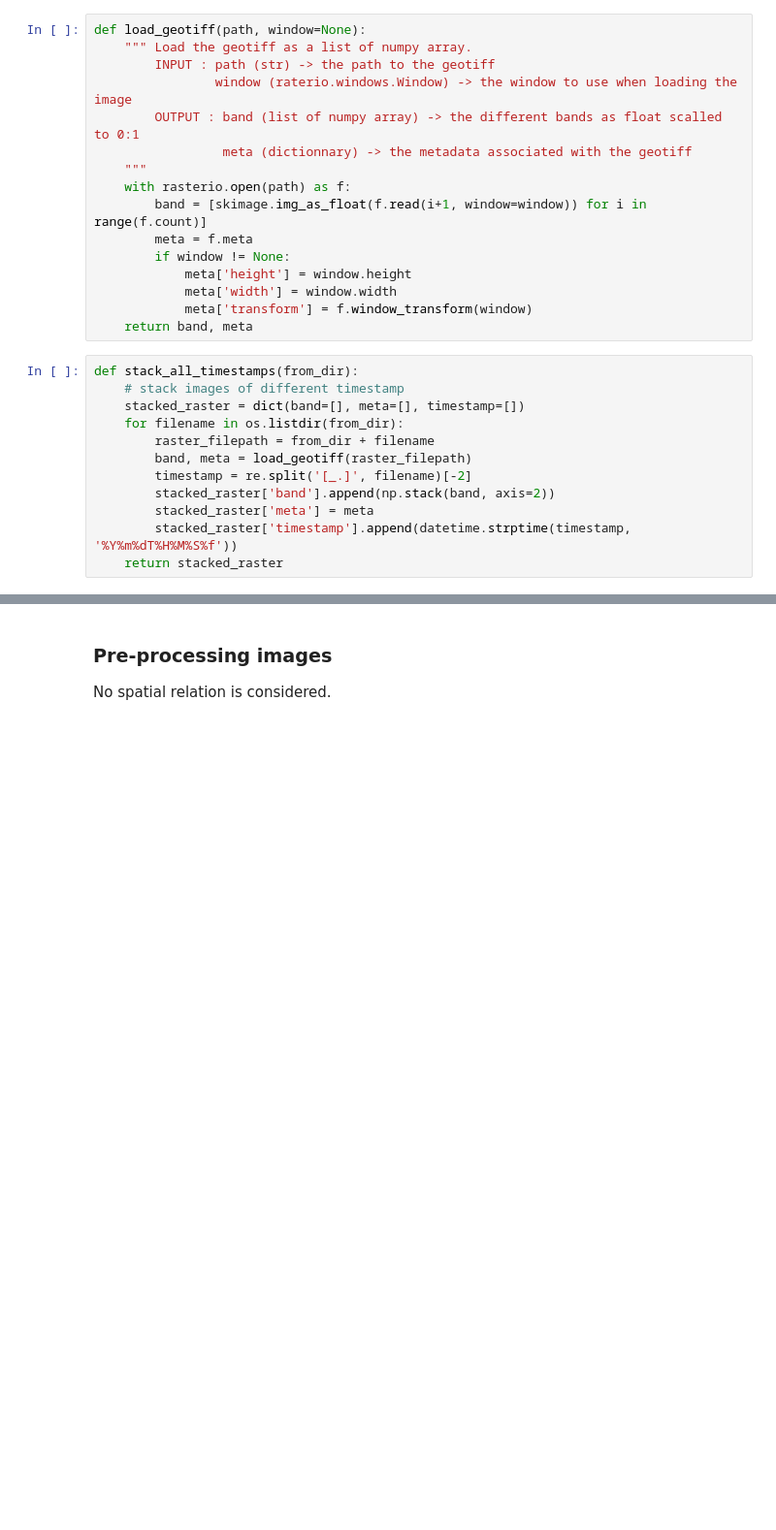
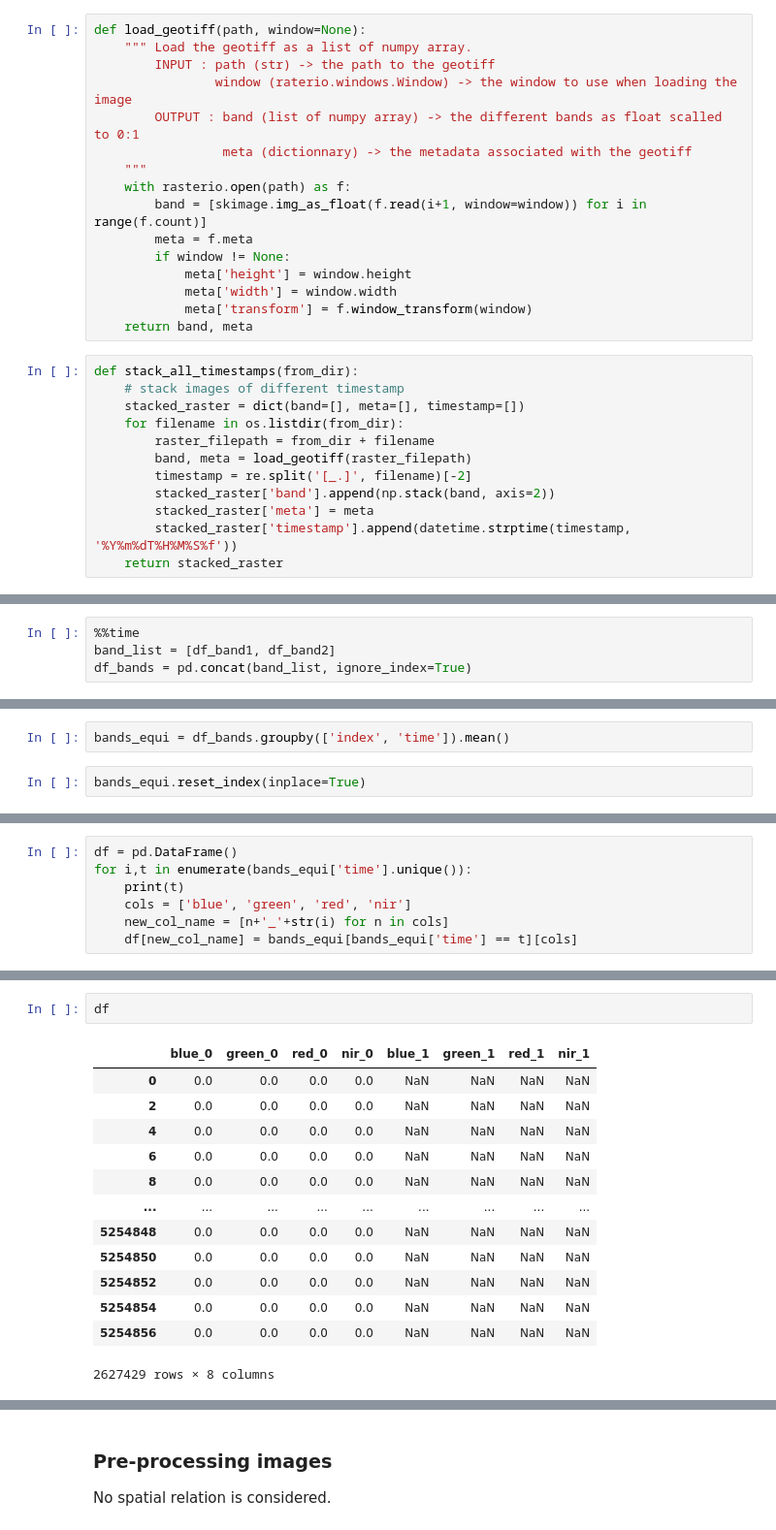
Before and after one commit to YourVirtualColdChainAssistant/MLsat-cropland-himachal, a Jupyter notebook: notebooks/pipeline.ipynb, the cells around one changed output, grey strips where cells are left out. Shown at 97% size. Drawn from its saved outputs; the diff is of its cells as text; blank space fills up the shorter version.

```diff
--- a/notebooks/pipeline.ipynb
+++ b/notebooks/pipeline.ipynb
@@ -185,0 +456,4 @@ stacked_band.shape
+# %%
+%%time
+band_list = [df_band1, df_band2]
+df_bands = pd.concat(band_list, ignore_index=True)
@@ -185,0 +478,4 @@ stacked_band.shape
+# %%
+bands_equi = df_bands.groupby(['index', 'time']).mean()
+# %%
+bands_equi.reset_index(inplace=True)
@@ -185,0 +502,7 @@ stacked_band.shape
+# %%
+df = pd.DataFrame()
+for i,t in enumerate(bands_equi['time'].unique()):
+    print(t)
+    cols = ['blue', 'green', 'red', 'nir']
+    new_col_name = [n+'_'+str(i) for n in cols]
+    df[new_col_name] = bands_equi[bands_equi['time'] == t][cols]
@@ -185,0 +512,16 @@ stacked_band.shape
+# %%
+df
+# %% [output]
+|  | blue_0 | green_0 | red_0 | nir_0 | blue_1 | green_1 | red_1 | nir_1 |
+| 0 | 0.0 | 0.0 | 0.0 | 0.0 | NaN | NaN | NaN | NaN |
+| 2 | 0.0 | 0.0 | 0.0 | 0.0 | NaN | NaN | NaN | NaN |
+| 4 | 0.0 | 0.0 | 0.0 | 0.0 | NaN | NaN | NaN | NaN |
+| 6 | 0.0 | 0.0 | 0.0 | 0.0 | NaN | NaN | NaN | NaN |
+| 8 | 0.0 | 0.0 | 0.0 | 0.0 | NaN | NaN | NaN | NaN |
+| ... | ... | ... | ... | ... | ... | ... | ... | ... |
+| 5254848 | 0.0 | 0.0 | 0.0 | 0.0 | NaN | NaN | NaN | NaN |
+| 5254850 | 0.0 | 0.0 | 0.0 | 0.0 | NaN | NaN | NaN | NaN |
+| 5254852 | 0.0 | 0.0 | 0.0 | 0.0 | NaN | NaN | NaN | NaN |
+| 5254854 | 0.0 | 0.0 | 0.0 | 0.0 | NaN | NaN | NaN | NaN |
+| 5254856 | 0.0 | 0.0 | 0.0 | 0.0 | NaN | NaN | NaN | NaN |
+2627429 rows × 8 columns
```
Also changed, not shown: parts of 69 cells of this notebook, 4 other files.
